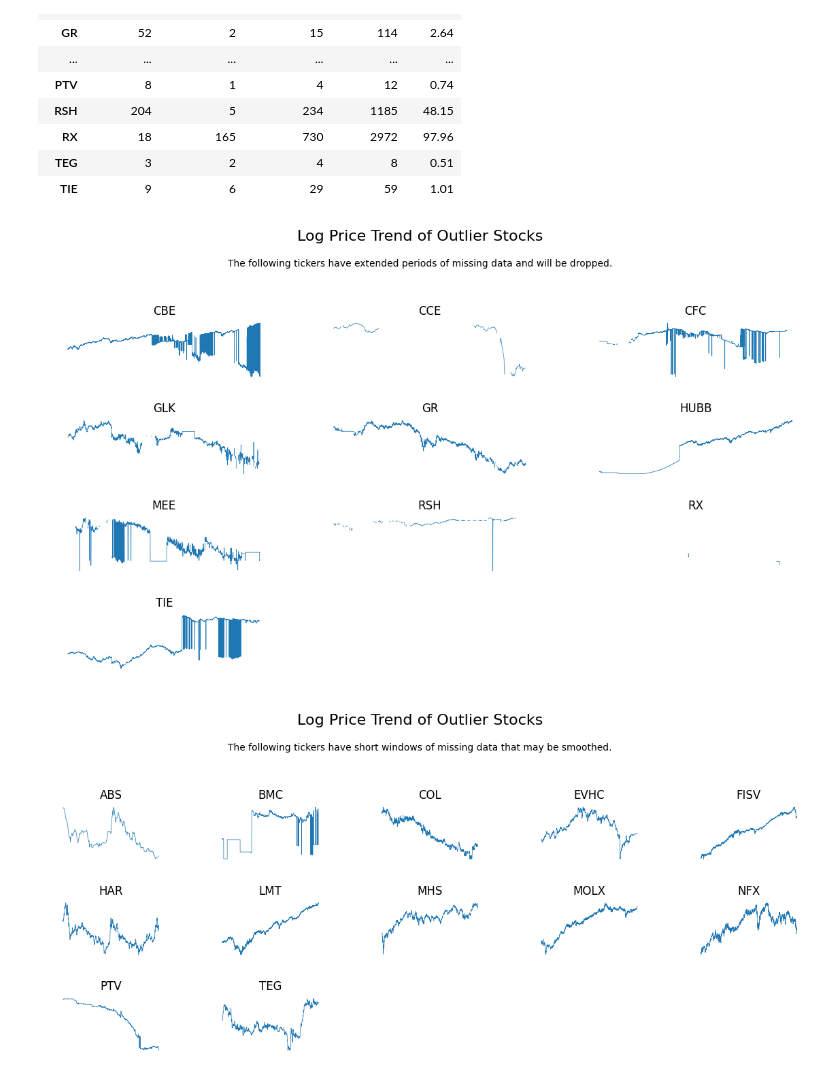
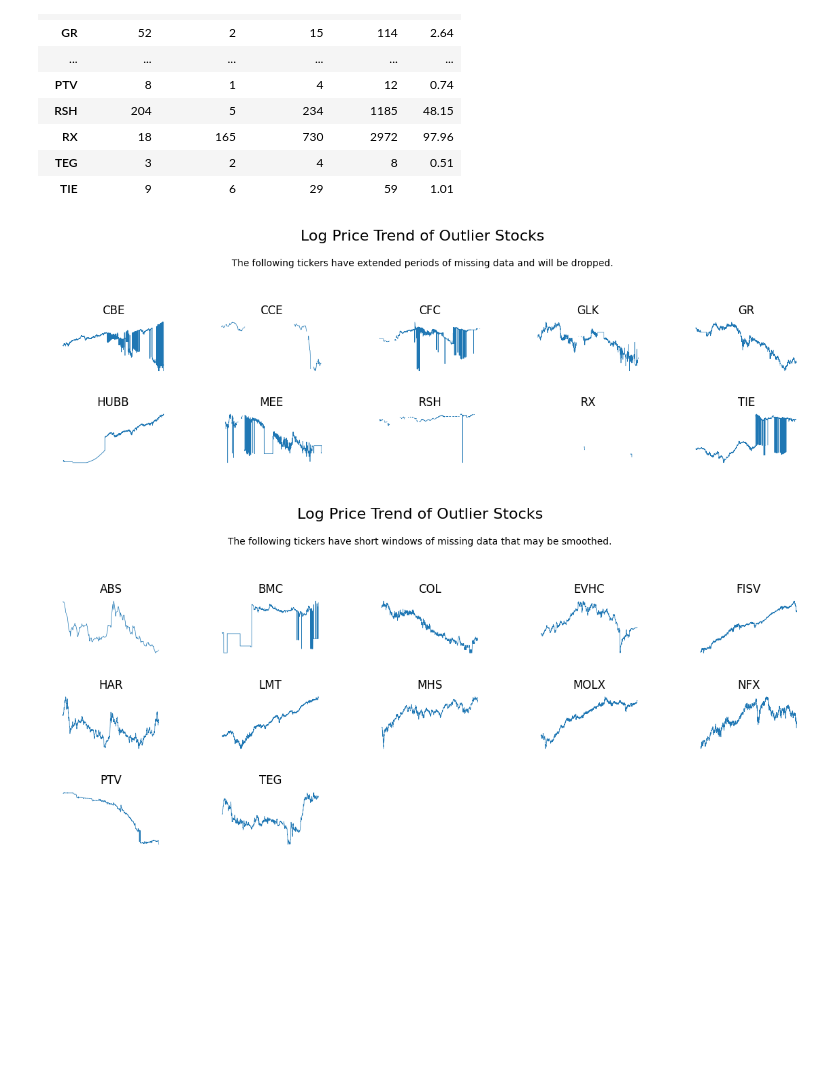
Before and after one commit to JamieW365/trading_algos, a Jupyter notebook: notebooks/data processing/identifying_outliers.ipynb, the cells around one changed output. Drawn from its saved outputs; the diff is of its cells as text; code cells hidden in the pictures; blank space fills up the shorter version.

```diff
--- a/notebooks/data processing/identifying_outliers.ipynb
+++ b/notebooks/data processing/identifying_outliers.ipynb
@@ -320,13 +308,12 @@ smooth_tickers = df_nulls.drop(problem_tickers).index.tolist()
 # %%
 title = f'Log Price Trend of Outlier Stocks'
 txt = 'The following tickers have extended periods of missing data and will be dropped.'
 
 trends(tickers=problem_tickers,
         title=title,
-        txt=txt,
-        ncols=3)
+        txt=txt)
 # %% [output]
-[figure, old version]
+[figure, new version]
 # %%
 title = f'Log Price Trend of Outlier Stocks'
 txt = 'The following tickers have short windows of missing data that may be smoothed.'
```
Also changed, not shown: parts of 32 cells of this notebook.
